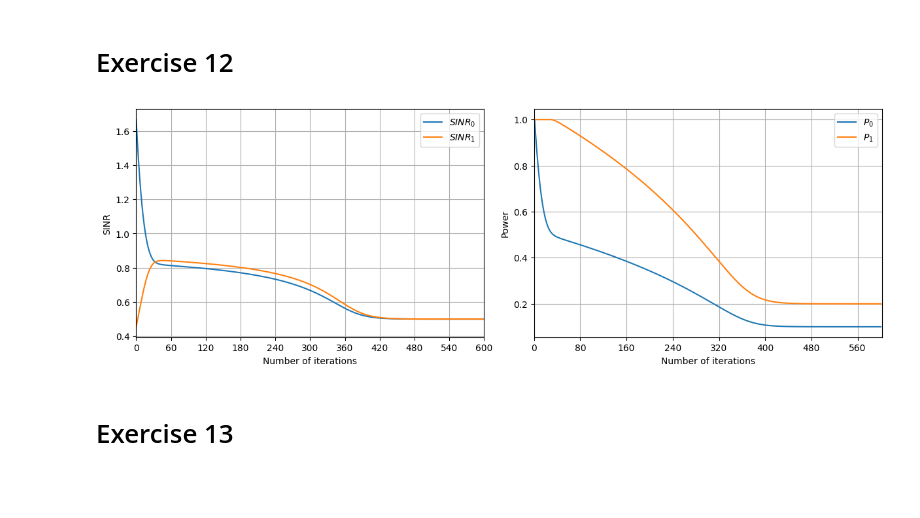
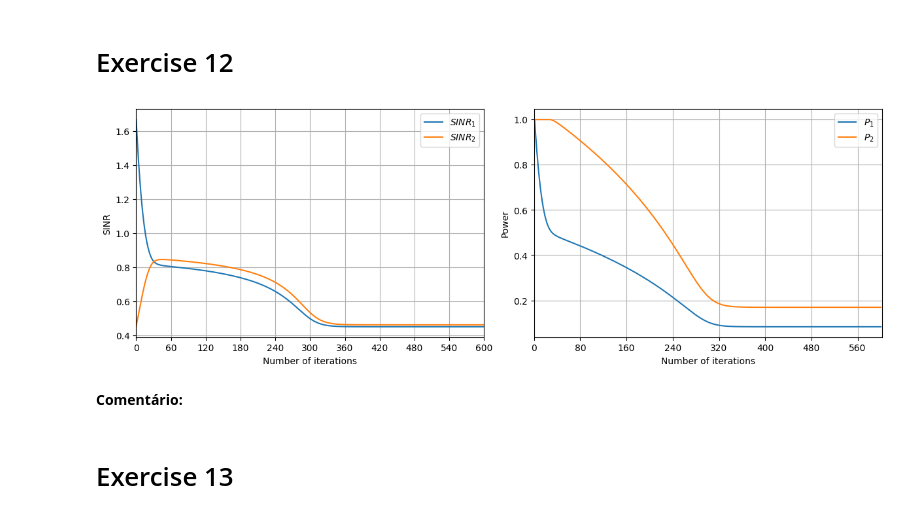
Before and after one commit to marianamf0/wireless_system, a Jupyter notebook: exercise_10.ipynb, the cells around one changed output. Cells and saved outputs as stored; diff of their text form; code cells hidden in the pictures; blank space fills up the shorter version.

```diff
--- a/exercise_10.ipynb
+++ b/exercise_10.ipynb
@@ -306,27 +118,2 @@ Energy Efficiency: 348804050.708093 bits/J
 # %% [markdown]
 # Exercise 12
-# %%
-def objective_function(gain, power, associate_ap, noise_power: float = 0.01, target_sinr=0.5):
-    sinr_ue = [calculate_sinr(gain=gain, power=power, index_ue=index_ue, index_ap=associate_ap[index_ue], noise_power=noise_power) for index_ue in range(len(power))]
-    return sum((target_sinr - sinr)**2 for sinr in sinr_ue)
-
-def control_power_fdm(gain, power, associate_ap, target_sinr=1, pmax=1, pmin=1e-3, noise_power: float = 0.01, number_of_iterations:int=200):
-    eta, mu = 1e-4, 1e-2
-    value_sinr, value_power = [], [np.array(power)]
-    for k in range(number_of_iterations):
-        value_gradient = []
-        value_objective_function = objective_function(gain=gain, power=value_power[-1], associate_ap=associate_ap, noise_power=noise_power, target_sinr=target_sinr)
-
-        for index_ue in range(len(power)):
-            power_copy = (value_power[-1]).copy()
-            power_copy[index_ue] += eta
-            new_value_objective_function = objective_function(gain=gain, power=power_copy, associate_ap=associate_ap, noise_power=noise_power, target_sinr=target_sinr)
-            value_gradient.append((new_value_objective_function - value_objective_function)/eta)
-
-        new_power = np.maximum(np.minimum(value_power[-1] - mu*np.array(value_gradient), pmax), pmin)
-        value_power.append(new_power)
-
-        new_sinr = [calculate_sinr(gain=gain, power=new_power, index_ue=index_ue, index_ap=associate_ap[index_ue], noise_power=noise_power) for index_ue in range(len(power))]
-        value_sinr.append(new_sinr)
-
-    return np.array(value_sinr), np.array(value_power)
@@ -335,26 +120,10 @@ sinr, power = control_power_fdm(gain=np.array([[0.1], [0.05]]), power=[1]*2, ass
-# %%
-fig, graf = plt.subplots(1, 2, figsize = (12, 4), constrained_layout=True)
-
-for index_ue in range(2):
-    number_of_iterations = len(sinr[:, index_ue])
-    graf[0].plot(list(range(number_of_iterations)), sinr[:, index_ue], label=f"$SINR_{index_ue}$")
-graf[0].set(xlim=(0, number_of_iterations), xlabel="Number of iterations", ylabel="SINR")
-graf[0].xaxis.set_major_locator(plt.MaxNLocator(integer=True))
-graf[0].legend()
-graf[0].grid(True)
-
-for index_ue in range(2):
-    number_of_iterations = len(power[:, index_ue])
-    graf[1].plot(list(range(number_of_iterations)), power[:, index_ue], label=f"$P_{index_ue}$")
-
-
-graf[1].set(xlim=(0, number_of_iterations+1), xlabel="Number of iterations", ylabel="Power")
-graf[1].xaxis.set_major_locator(plt.MaxNLocator(integer=True))
-graf[1].legend()
-graf[1].grid(True)
-
-plt.show()
-# %% [output]
-[figure, removed]
+# %%
+sinr_fdm, power_fdm = control_power_fdm(scenario_type="default", target_sinr=0.5, pmax=1, pmin=0, number_of_iterations=600)
+
+graf_sinr_and_power(number_ue=2, value_sinr=sinr_fdm, value_power=power_fdm)
+# %% [output]
+[figure, added]
+# %% [markdown]
+**Comentário:**
 # %% [markdown]
 # Exercise 13
```
Also changed, not shown: parts of 57 cells of this notebook, 2 other files.
